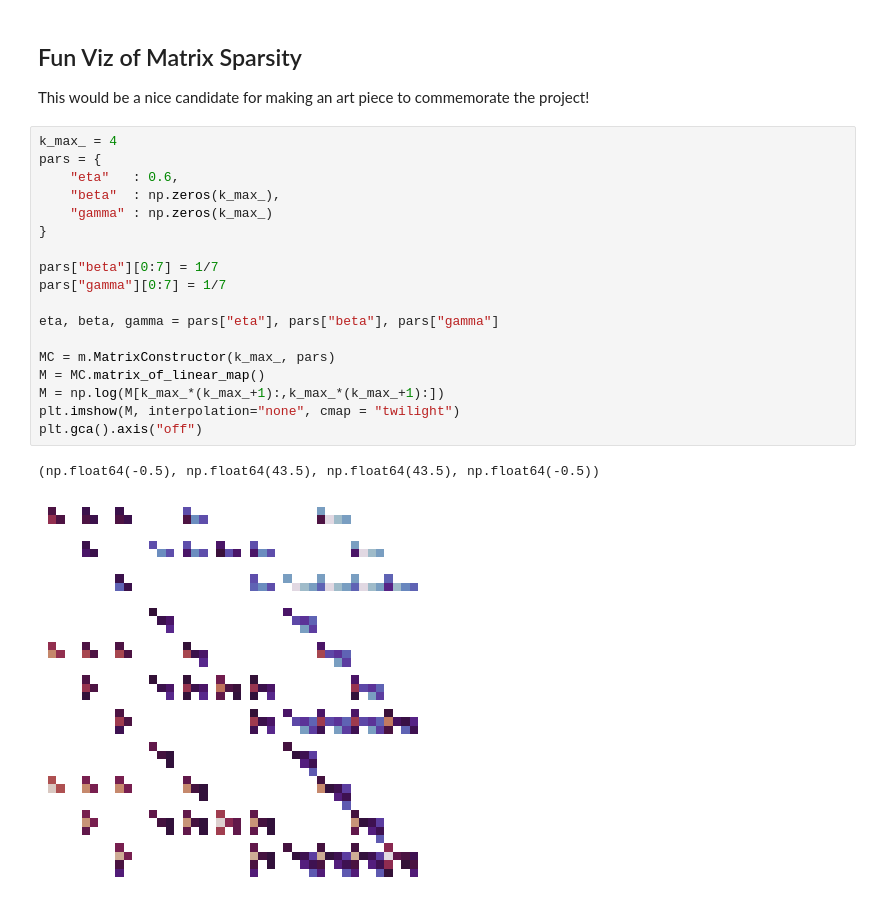
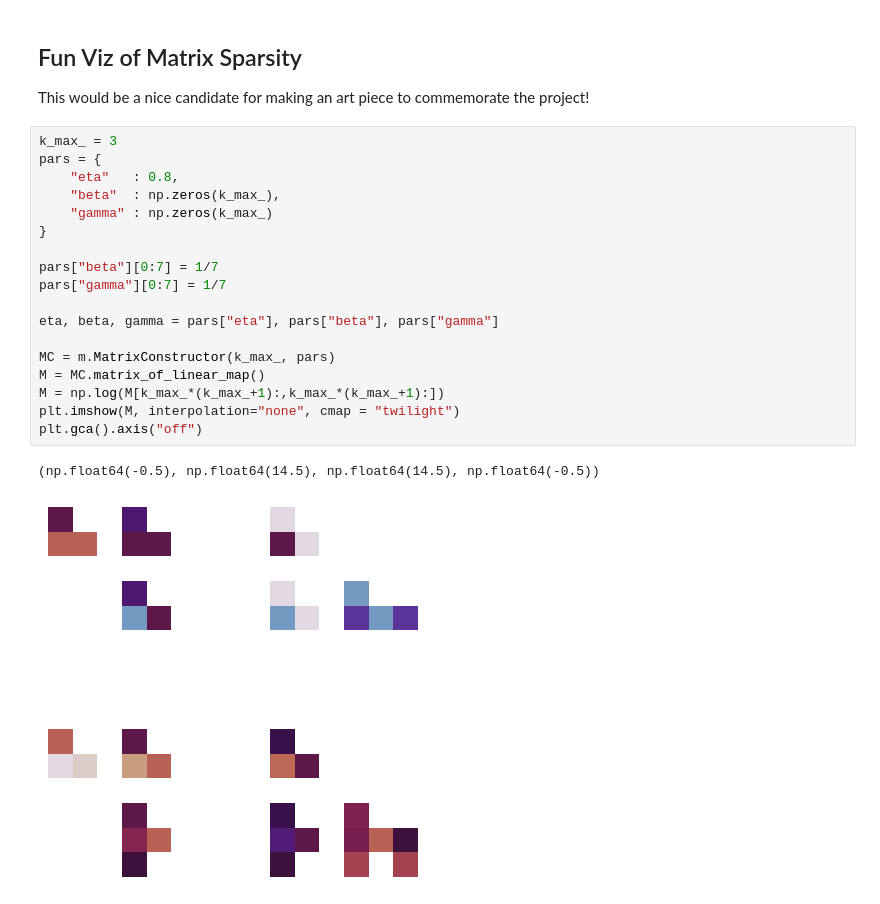
Before and after one commit to hexie1995/HyperGraph, a Jupyter notebook: code/analytic-intersections.ipynb, the cells around one changed output. Drawn from its saved outputs; the diff is of its cells as text.

```diff
--- a/code/analytic-intersections.ipynb
+++ b/code/analytic-intersections.ipynb
@@ -202,23 +199,23 @@ plt.savefig("../fig/intersection-asymptotics-2-panel.png", dpi = 300, bbox_inche
 
 This would be a nice candidate for making an art piece to commemorate the project!
 # %%
-k_max_ = 4
+k_max_ = 3
 pars = {
-    "eta"   : 0.6,
+    "eta"   : 0.8,
     "beta"  : np.zeros(k_max_),
     "gamma" : np.zeros(k_max_)
 }
 
 pars["beta"][0:7] = 1/7
 pars["gamma"][0:7] = 1/7
 
 eta, beta, gamma = pars["eta"], pars["beta"], pars["gamma"]
 
 MC = m.MatrixConstructor(k_max_, pars)
 M = MC.matrix_of_linear_map()
 M = np.log(M[k_max_*(k_max_+1):,k_max_*(k_max_+1):])
 plt.imshow(M, interpolation="none", cmap = "twilight")
 plt.gca().axis("off")
 # %% [output]
-(np.float64(-0.5), np.float64(43.5), np.float64(43.5), np.float64(-0.5))
+(np.float64(-0.5), np.float64(14.5), np.float64(14.5), np.float64(-0.5))
-[figure, old version]
+[figure, new version]
```
Also changed, not shown: parts of 6 cells of this notebook, 2 other files.
